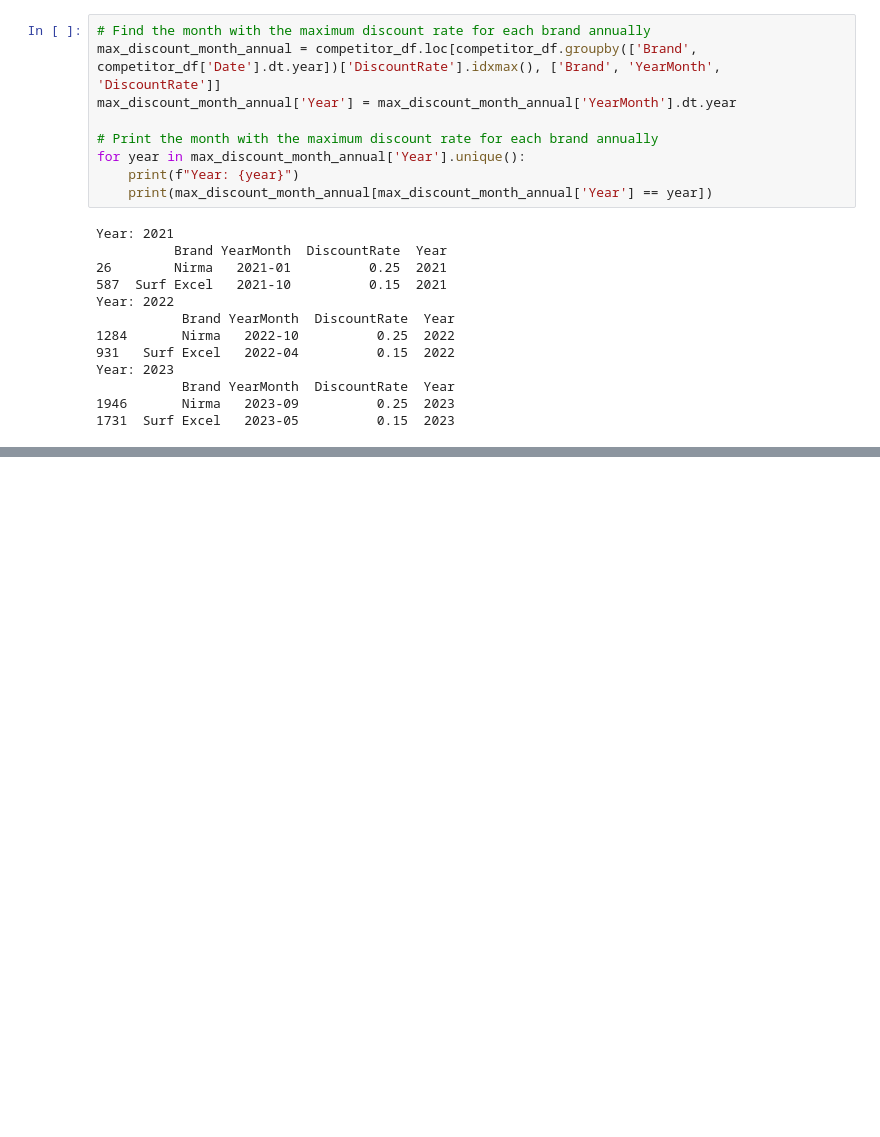
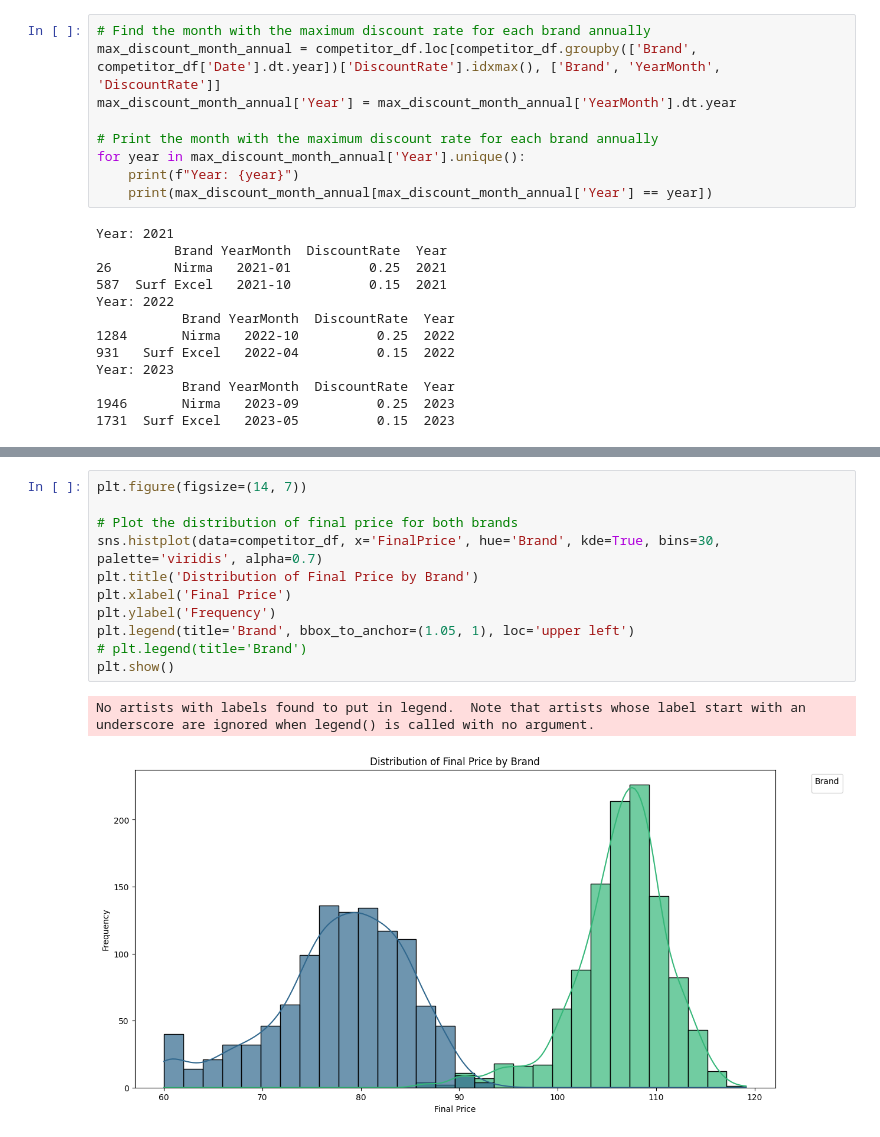
Before and after one commit to omkar-dalvi/databricks-mlops-hackathon, a Jupyter notebook: eda/competitor_data.ipynb, the cells around one changed output, grey strips where cells are left out. Saved outputs shown, nothing was run; the diff lists cells and outputs as text; blank space fills up the shorter version.

```diff
--- a/eda/competitor_data.ipynb
+++ b/eda/competitor_data.ipynb
@@ -216,0 +276,14 @@ Year: 2023
+# %%
+plt.figure(figsize=(14, 7))
+
+# Plot the distribution of final price for both brands
+sns.histplot(data=competitor_df, x='FinalPrice', hue='Brand', kde=True, bins=30, palette='viridis', alpha=0.7)
+plt.title('Distribution of Final Price by Brand')
+plt.xlabel('Final Price')
+plt.ylabel('Frequency')
+plt.legend(title='Brand', bbox_to_anchor=(1.05, 1), loc='upper left')
+# plt.legend(title='Brand')
+plt.show()
+# %% [output]
+No artists with labels found to put in legend.  Note that artists whose label start with an underscore are ignored when legend() is called with no argument.
+[figure, added]
```
Also changed, not shown: parts of 7 cells of this notebook, 1 other file.
